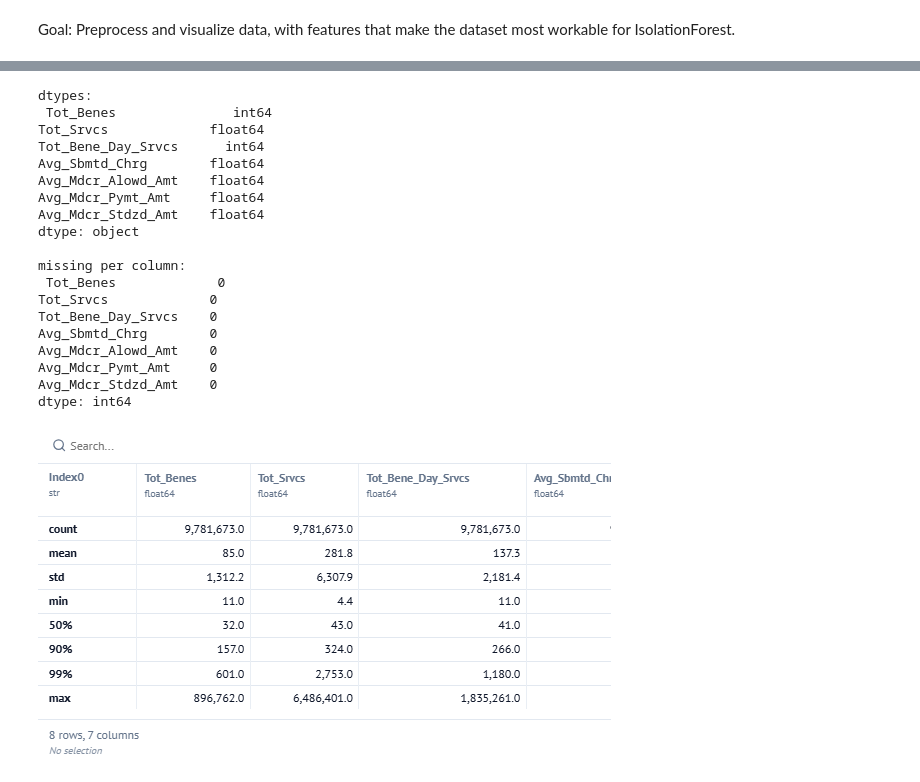
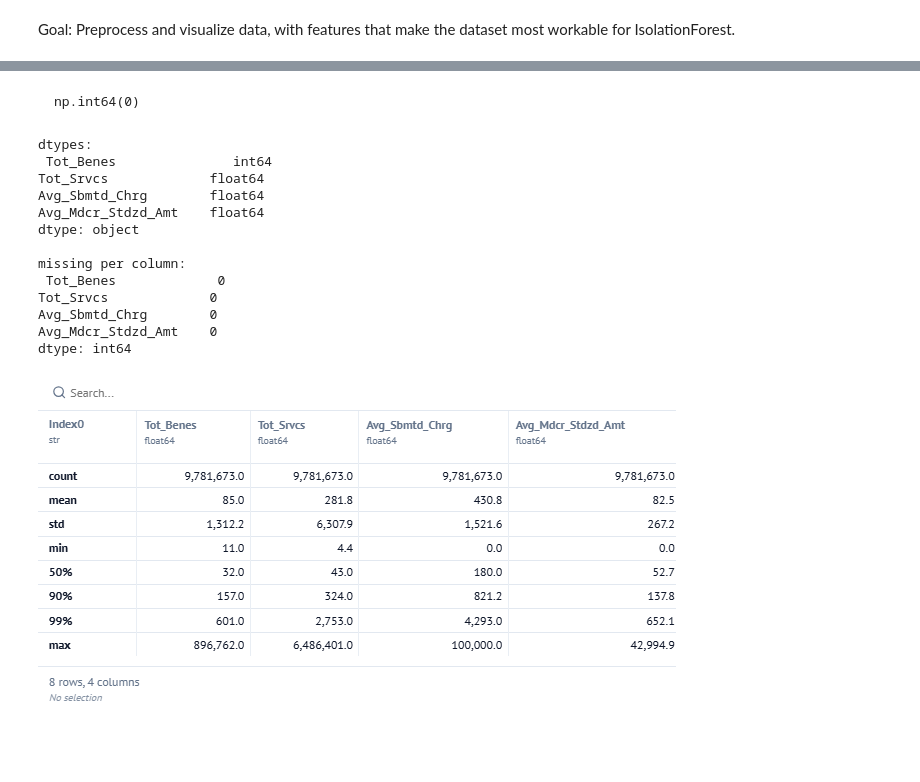
Before and after one commit to erikazoo/mbradd, a Jupyter notebook: __marimo__/data_preprocessing_ez.ipynb, the cells around one changed output, grey strips where cells are left out. Drawn from its saved outputs; the diff is of its cells as text; code cells hidden in the pictures; blank space fills up the shorter version.

Commit message:
fixing data selection and updating function calls native to marimo that I didn't understand before

```diff
--- a/__marimo__/data_preprocessing_ez.ipynb
+++ b/__marimo__/data_preprocessing_ez.ipynb
@@ -22,35 +23,29 @@ sample.dtypes # must check data types to know what to fix/downcast
 # %%
-usecols = ['Rndrng_Prvdr_Last_Org_Name', 'Rndrng_Prvdr_First_Name', 'Rndrng_Prvdr_Crdntls', 'Rndrng_Prvdr_Ent_Cd', 'Rndrng_Prvdr_City', 'Rndrng_Prvdr_State_Abrvtn', 'Rndrng_Prvdr_Type', 'Rndrng_Prvdr_Mdcr_Prtcptg_Ind', 'HCPCS_Cd', 'HCPCS_Desc', 'HCPCS_Drug_Ind',  'Place_Of_Srvc', 'Tot_Benes', 'Tot_Srvcs', 'Tot_Bene_Day_Srvcs', 'Avg_Sbmtd_Chrg', 'Avg_Mdcr_Alowd_Amt', 'Avg_Mdcr_Pymt_Amt',  'Avg_Mdcr_Stdzd_Amt'] # columns selected for use throughout
-model_input = ['Tot_Benes', 'Tot_Srvcs', 'Tot_Bene_Day_Srvcs', 'Avg_Sbmtd_Chrg', 'Avg_Mdcr_Alowd_Amt', 'Avg_Mdcr_Pymt_Amt',  'Avg_Mdcr_Stdzd_Amt'] # specific features for model input
+usecols = ['Rndrng_NPI','Rndrng_Prvdr_Last_Org_Name', 'Rndrng_Prvdr_First_Name', 'Rndrng_Prvdr_Crdntls', 'Rndrng_Prvdr_Ent_Cd', 'Rndrng_Prvdr_City', 'Rndrng_Prvdr_State_Abrvtn', 'Rndrng_Prvdr_Type', 'Rndrng_Prvdr_Mdcr_Prtcptg_Ind', 'HCPCS_Cd', 'HCPCS_Desc', 'HCPCS_Drug_Ind',  'Place_Of_Srvc', 'Tot_Benes', 'Tot_Srvcs', 'Tot_Bene_Day_Srvcs', 'Avg_Sbmtd_Chrg', 'Avg_Mdcr_Alowd_Amt', 'Avg_Mdcr_Pymt_Amt',  'Avg_Mdcr_Stdzd_Amt'] # columns selected for use throughout
+model_input = ['Tot_Benes', 'Tot_Srvcs', 'Avg_Sbmtd_Chrg',  'Avg_Mdcr_Stdzd_Amt'] # specific features for model input, adjusted after running corr() below.
 # %%
 mpos24 = pd.read_csv(path, usecols=usecols)
 mpos24.shape # 19 features, 9781673 rows
+# %%
+mpos24.duplicated(subset=['Rndrng_NPI','HCPCS_Cd','Place_Of_Srvc']).sum() # check: one row per provider, service (no duplicates)
+# %% [output]
+np.int64(0)
 # %%
-def _(model_input, mpos24):
-    print("dtypes:\n", mpos24[model_input].dtypes)
-    print("\nmissing per column:\n", mpos24[model_input].isna().sum())
-    return (usecols, model_input)
-
-_(model_input, mpos24)
+print("dtypes:\n", mpos24[model_input].dtypes) # discovered marimo doesn't need explicit helper calls
+print("\nmissing per column:\n", mpos24[model_input].isna().sum())
 mpos24[model_input].describe(percentiles=[0.5, 0.9, 0.99]).round(1) # check skew
 # %% [output]
 dtypes:
  Tot_Benes               int64
 Tot_Srvcs             float64
-Tot_Bene_Day_Srvcs      int64
 Avg_Sbmtd_Chrg        float64
-Avg_Mdcr_Alowd_Amt    float64
-Avg_Mdcr_Pymt_Amt     float64
 Avg_Mdcr_Stdzd_Amt    float64
 dtype: object
 
 missing per column:
  Tot_Benes             0
 Tot_Srvcs             0
-Tot_Bene_Day_Srvcs    0
 Avg_Sbmtd_Chrg        0
-Avg_Mdcr_Alowd_Amt    0
-Avg_Mdcr_Pymt_Amt     0
 Avg_Mdcr_Stdzd_Amt    0
 dtype: int64
-[figure, old version]
+[figure, new version]
```
Also changed, not shown: parts of 5 cells of this notebook, 2 other files.
